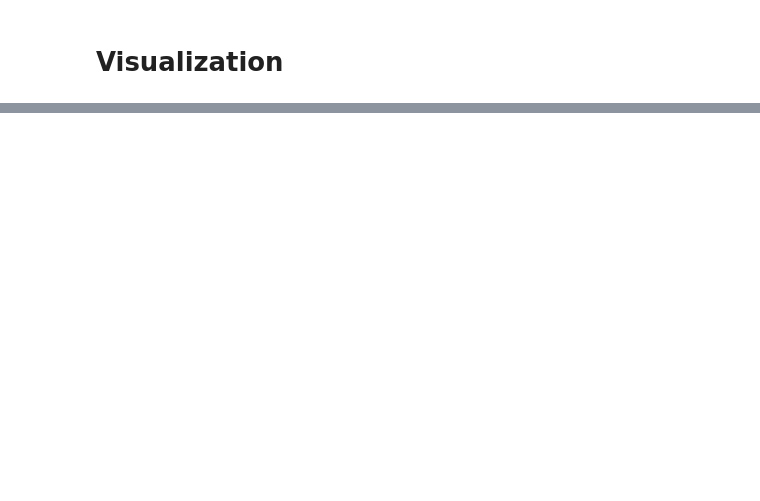
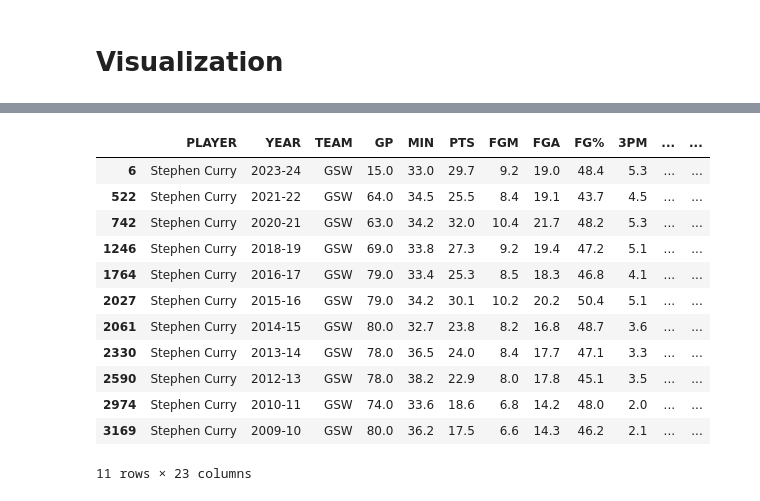
Before and after one commit to VincentGordon-Data-Analyst/nba-web-scraping-project, a Jupyter notebook: nba-data-clearning.ipynb, the cells around one changed output, grey strips where cells are left out. Drawn from its saved outputs; the diff is of its cells as text; code cells hidden in the pictures; blank space fills up the shorter version.

```diff
--- a/nba-data-clearning.ipynb
+++ b/nba-data-clearning.ipynb
@@ -122,0 +165,17 @@ three_player_df
+# %%
+curry_stats = df.loc[df['PLAYER'] == 'Stephen Curry']
+curry_stats
+# %% [output]
+|  | PLAYER | YEAR | TEAM | GP | MIN | PTS | FGM | FGA | FG% | 3PM | ... | ... |
+| 6 | Stephen Curry | 2023-24 | GSW | 15.0 | 33.0 | 29.7 | 9.2 | 19.0 | 48.4 | 5.3 | ... | ... |
+| 522 | Stephen Curry | 2021-22 | GSW | 64.0 | 34.5 | 25.5 | 8.4 | 19.1 | 43.7 | 4.5 | ... | ... |
+| 742 | Stephen Curry | 2020-21 | GSW | 63.0 | 34.2 | 32.0 | 10.4 | 21.7 | 48.2 | 5.3 | ... | ... |
+| 1246 | Stephen Curry | 2018-19 | GSW | 69.0 | 33.8 | 27.3 | 9.2 | 19.4 | 47.2 | 5.1 | ... | ... |
+| 1764 | Stephen Curry | 2016-17 | GSW | 79.0 | 33.4 | 25.3 | 8.5 | 18.3 | 46.8 | 4.1 | ... | ... |
+| 2027 | Stephen Curry | 2015-16 | GSW | 79.0 | 34.2 | 30.1 | 10.2 | 20.2 | 50.4 | 5.1 | ... | ... |
+| 2061 | Stephen Curry | 2014-15 | GSW | 80.0 | 32.7 | 23.8 | 8.2 | 16.8 | 48.7 | 3.6 | ... | ... |
+| 2330 | Stephen Curry | 2013-14 | GSW | 78.0 | 36.5 | 24.0 | 8.4 | 17.7 | 47.1 | 3.3 | ... | ... |
+| 2590 | Stephen Curry | 2012-13 | GSW | 78.0 | 38.2 | 22.9 | 8.0 | 17.8 | 45.1 | 3.5 | ... | ... |
+| 2974 | Stephen Curry | 2010-11 | GSW | 74.0 | 33.6 | 18.6 | 6.8 | 14.2 | 48.0 | 2.0 | ... | ... |
+| 3169 | Stephen Curry | 2009-10 | GSW | 80.0 | 36.2 | 17.5 | 6.6 | 14.3 | 46.2 | 2.1 | ... | ... |
+11 rows × 23 columns
```
Also changed, not shown: parts of 12 cells of this notebook, 2 other files.
